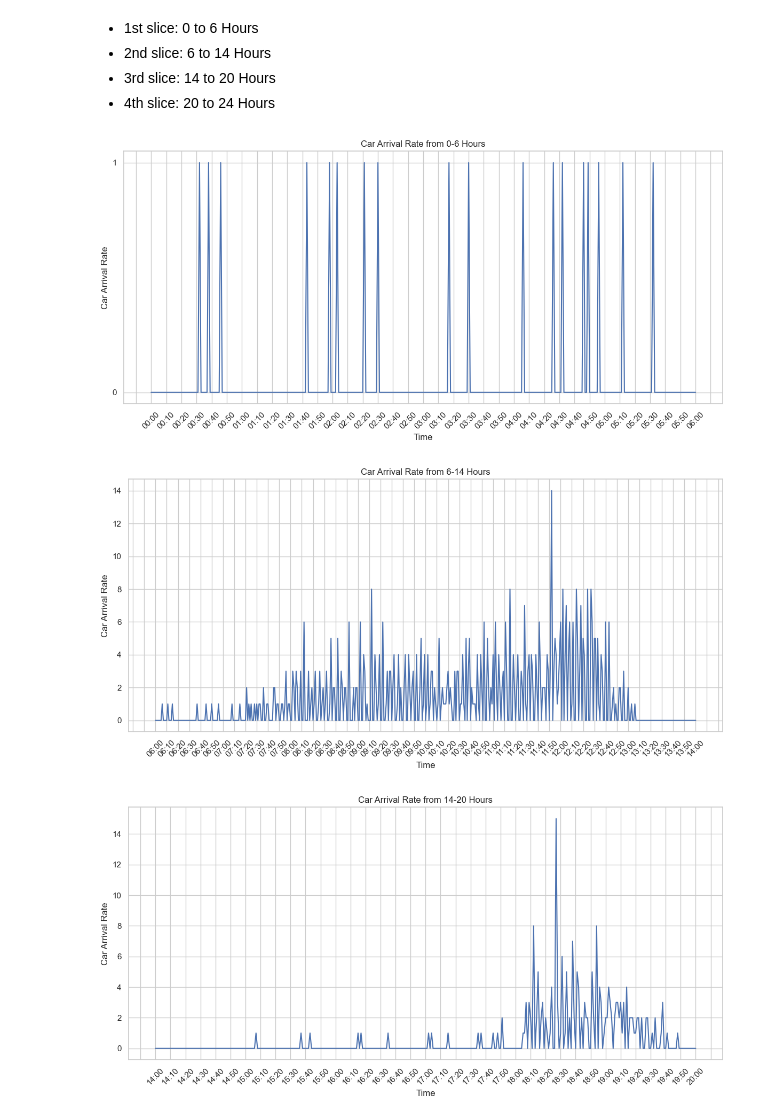
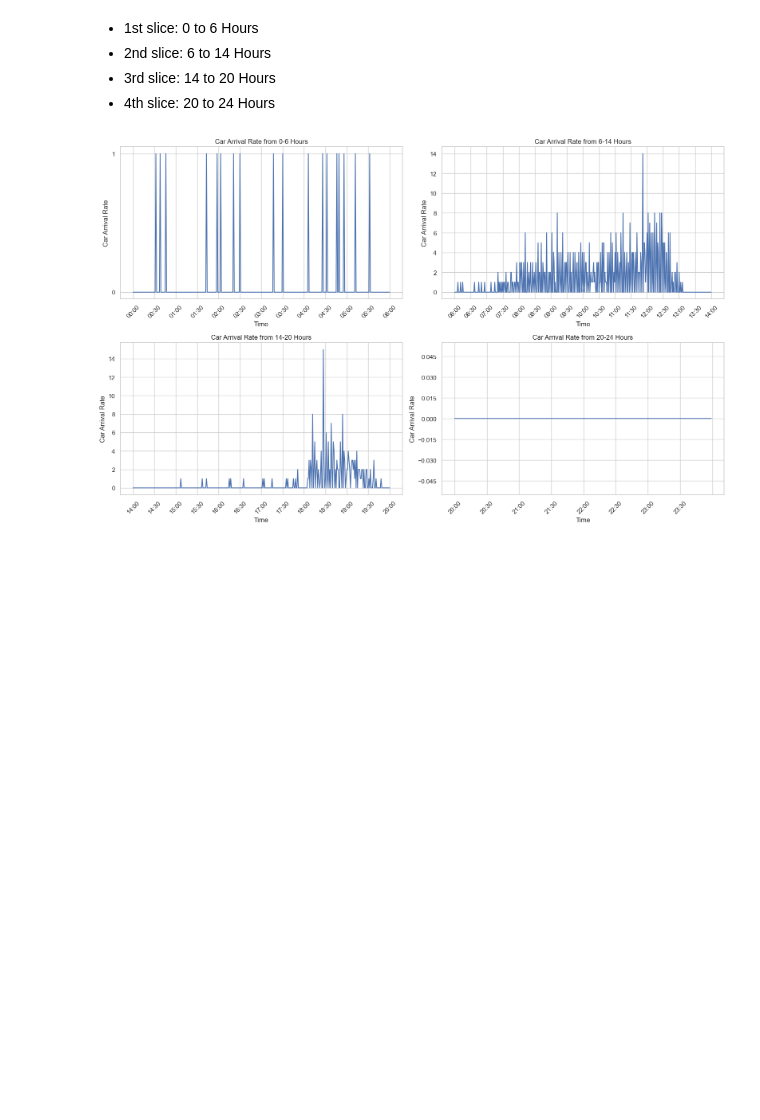
Before and after one commit to Samuellmk/Mechanized-Carpark-Simulation, a Jupyter notebook: data/car_arrival_distribution.ipynb, the cells around one changed output. Saved outputs shown, nothing was run; the diff lists cells and outputs as text; code cells hidden in the pictures; blank space fills up the shorter version.

Commit message:
change the graph

```diff
--- a/data/car_arrival_distribution.ipynb
+++ b/data/car_arrival_distribution.ipynb
@@ -208,42 +208,40 @@ arrival_df = avg_df[["timestamp","car_arrival_rate"]].copy()
 # %%
 from os.path import join
 # Define the time slices
 time_slices = [
     ("0-6 Hours", ("00:00", "06:00")),
     ("6-14 Hours", ("06:00", "14:00")),
     ("14-20 Hours", ("14:00", "20:00")),
     ("20-24 Hours", ("20:00", "24:00"))
 ]
+fig, axes = plt.subplots(2, 2, figsize=(16, 10))
+axes = axes.flatten()
 
 # Create subplots and save CSV files for each time slice
-for slice_name, (start_time, end_time) in time_slices:
+for i, (slice_name, (start_time, end_time)) in enumerate(time_slices):
     # Filter the DataFrame for the current time slice
     mask = (arrival_df['timestamp'] >= start_time) & (arrival_df['timestamp'] <= end_time)
     sliced_df = arrival_df[mask]
 
     # Create a new subplot
-    plt.figure(figsize=(12, 6))
-    plt.plot(sliced_df["timestamp"], sliced_df['car_arrival_rate'])
-    plt.title('Car Arrival Rate from %s' % slice_name)
-    plt.xlabel('Time')
-    plt.ylabel('Car Arrival Rate')
-    plt.xticks(rotation=45)
+    ax = axes[i]
+    ax.plot(sliced_df["timestamp"], sliced_df['car_arrival_rate'])
+    ax.set_title('Car Arrival Rate from %s' % slice_name)
+    ax.set_xlabel('Time')
+    ax.set_ylabel('Car Arrival Rate')
+    ax.tick_params(axis='x', rotation=45)
 
-    ax = plt.gca()
     ax.yaxis.set_major_locator(MaxNLocator(integer=True))
-    loc = plticker.MultipleLocator(base=10.0)
+    loc = plticker.MultipleLocator(base=30.0)
     ax.xaxis.set_major_locator(loc)
 
-    plt.grid(True)
-    plt.tight_layout()
+    ax.grid(True)
 
     # Save the current subplot as a CSV file
     csv_filename = f"{slice_name}.csv"
     sliced_df.to_csv(join("slices", csv_filename), index=False)
 
-    # Show and save the current subplot
-    plt.show()
+plt.tight_layout()
+plt.show()
 # %% [output]
-[figure, old version]
+[figure, new version]
-[figure, removed]
-[figure, removed]
```
Also changed, not shown: parts of 1 cell of this notebook.
